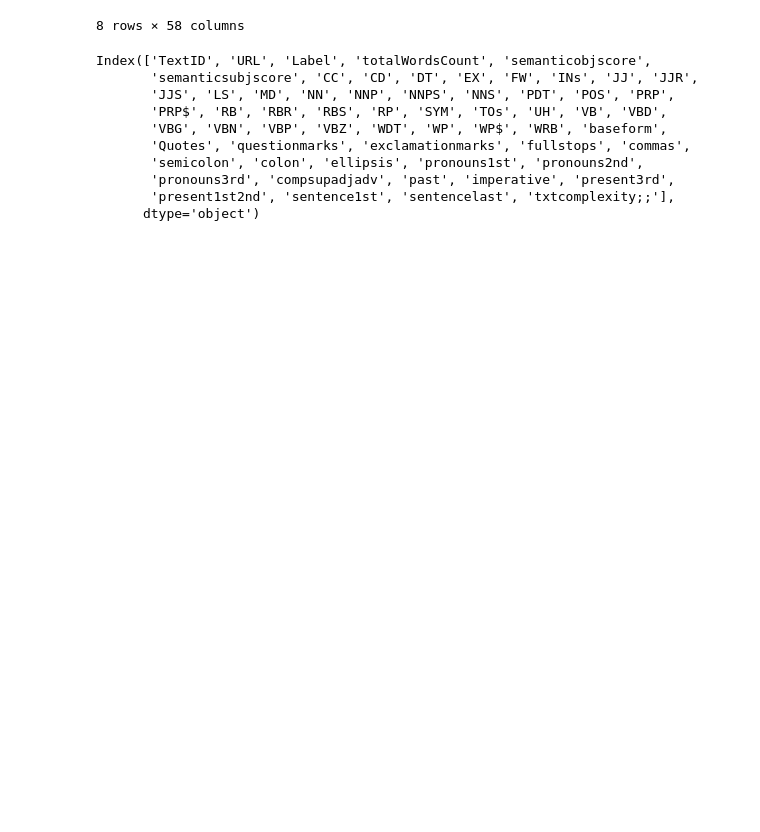
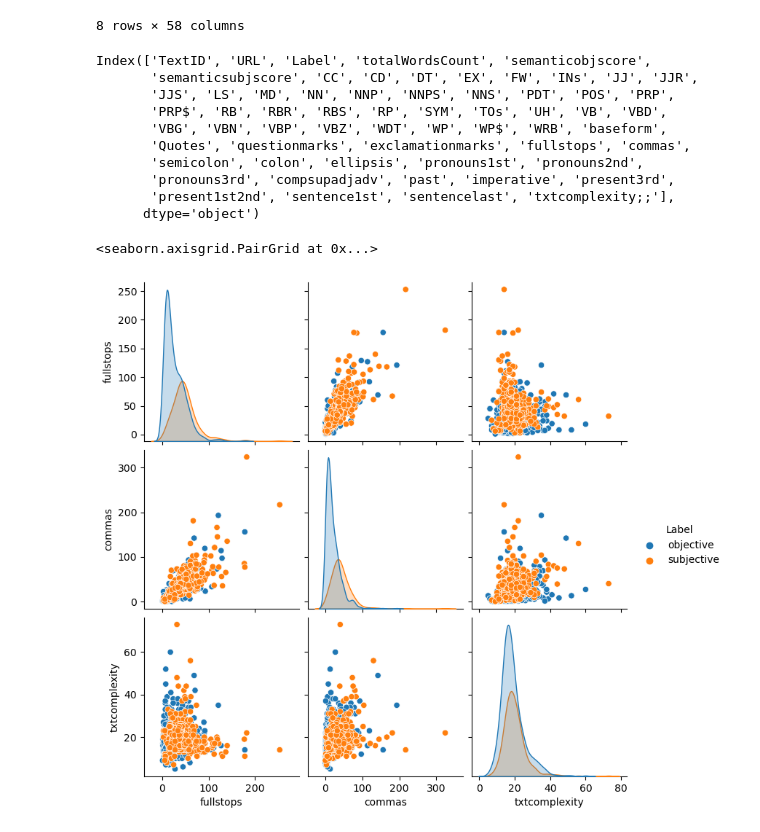
Before and after one commit to CarlosMealha/FEUP-AI-ML-PROJ, a Jupyter notebook: article-data-treatment.ipynb, the cells around one changed output. Saved outputs shown, nothing was run; the diff lists cells and outputs as text; code cells hidden in the pictures; blank space fills up the shorter version.

Commit message:
Filtered original dataframe

```diff
--- a/article-data-treatment.ipynb
+++ b/article-data-treatment.ipynb
@@ -40,4 +49,16 @@ Index(['TextID', 'URL', 'Label', 'totalWordsCount', 'semanticobjscore',
        'present1st2nd', 'sentence1st', 'sentencelast', 'txtcomplexity;;'],
       dtype='object')
 # %%
-sb.pairplot(article_data, hue='class')
+# Filtered the dataframe to delete URL column and clean txtcomplexity column name and ent
+flt_article_data = article_data.drop(columns=['URL'])
+flt_article_data = flt_article_data.rename(columns={'txtcomplexity;;':'txtcomplexity'})
+flt_article_data['txtcomplexity'] = flt_article_data['txtcomplexity'].str.replace(';;', '')
+flt_article_data['txtcomplexity'] = flt_article_data['txtcomplexity'].str.replace(';', '')
+# %%
+flt_article_data['txtcomplexity'] = flt_article_data['txtcomplexity'].fillna(-1).astype(int)
+flt_article_data = flt_article_data.replace({-1:np.nan})
+# %%
+sb.pairplot(flt_article_data.loc[:,['TextID', 'Label', 'fullstops', 'commas','txtcomplexity']], hue='Label')
+# %% [output]
+<seaborn.axisgrid.PairGrid at 0x...>
+[figure, added]
```
Also changed, not shown: parts of 1 cell of this notebook.
